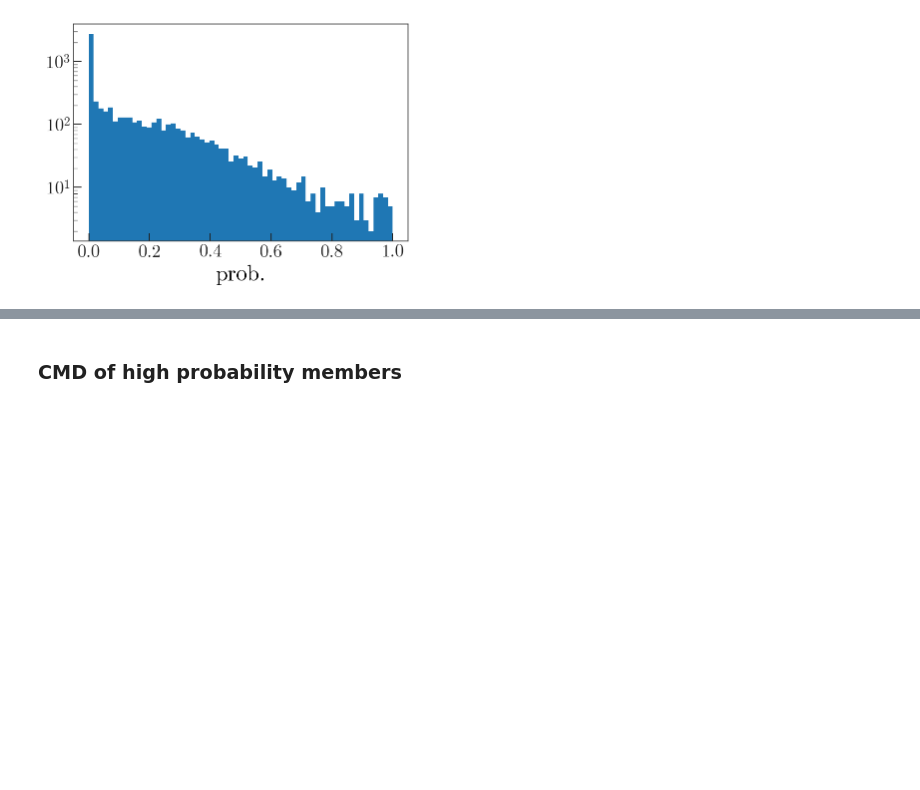
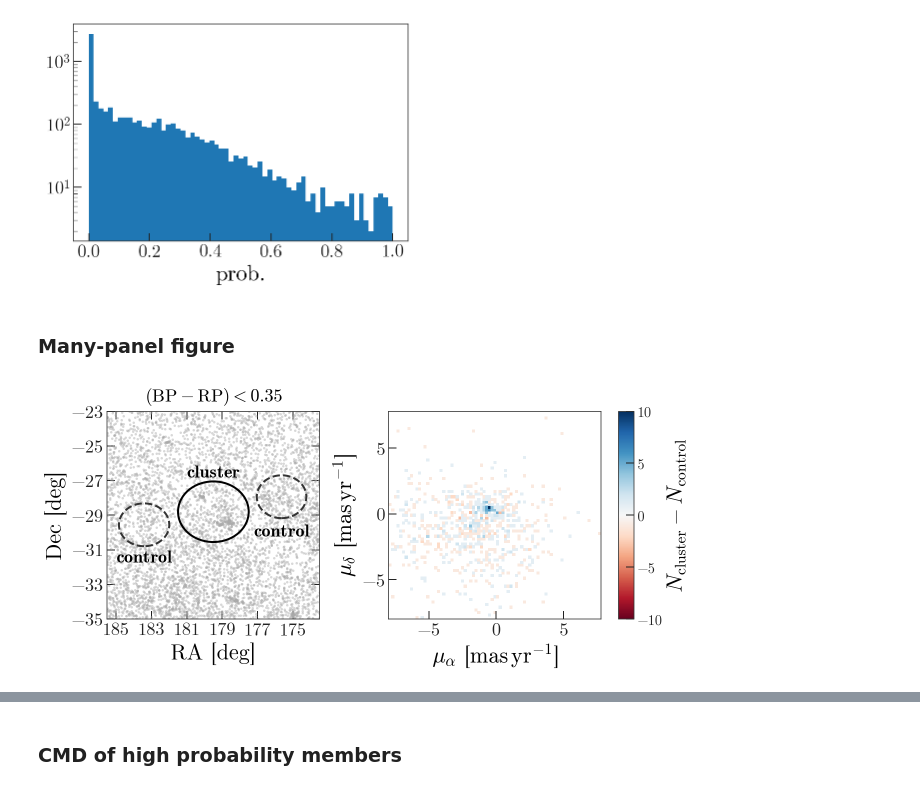
Before and after one commit to adrn/dr2-lmc-cluster, a Jupyter notebook: notebooks/3-proper-motion-membership.ipynb, the cells around one changed output, grey strips where cells are left out. Drawn from its saved outputs; the diff is of its cells as text; code cells hidden in the pictures; blank space fills up the shorter version.

```diff
--- a/notebooks/3-proper-motion-membership.ipynb
+++ b/notebooks/3-proper-motion-membership.ipynb
@@ -328,7 +332,7 @@ all_X.shape
 # %% [output]
 (5983, 2)
 # %%
-if 'pm_prob' not in orig_g.data.colnames or True:
+if 'pm_prob' not in orig_g.data.colnames:
     chain = sampler.chain[::2, ::4]
 
     norm = 0.0
@@ -358,3 +362,5 @@ Text(0.5,0,'prob.')
 map_sample = sampler.flatchain[sampler.flatlnprobability.argmax()]
 map_mu = map_sample[:2]
 map_V = np.eye(2) * np.exp(map_sample[2])**2
+# %% [markdown]
+### Many-panel figure
@@ -360,0 +375,74 @@ map_V = np.eye(2) * np.exp(map_sample[2])**2
+# %%
+fig, axes = plt.subplots(1, 2, figsize=(9, 4),
+                         constrained_layout=True)
+
+style = dict(marker='.', ls='none', mew=0)
+
+# plot blue-selected stars
+ax = axes[0]
+
+ra = orig_g.ra[bprp_mask]
+dec = orig_g.dec[bprp_mask]
+ax.plot(ra, dec, alpha=0.45, color='#aaaaaa', **style)
+
+ax.set_xlim(179.5+6, 179.5-6)
+ax.set_ylim(-29-6, -29+6)
+
+ax.set_xlabel('RA [deg]')
+ax.set_ylabel('Dec [deg]')
+
+ax.xaxis.set_ticks_position('both')
+ax.yaxis.set_ticks_position('both')
+
+ax.set_xticks(np.arange(175, 185+1e-3, 2))
+ax.set_yticks(np.arange(-35, -23+1e-3, 2))
+
+ax.add_patch(Ellipse((cluster_c.ra.degree, cluster_c.dec.degree),
+                       width=2*cluster_rad/np.cos(cluster_c.dec),
+                       height=2*cluster_rad,
+                       facecolor='none', edgecolor='k',
+                       zorder=100, linewidth=2))
+
+for i, seed in enumerate(seed_locs[::-1]):
+    ax.add_patch(Ellipse((seed.icrs.ra.degree, seed.icrs.dec.degree),
+                           width=2*control_rad / np.cos(seed.icrs.dec),
+                           height=2*control_rad,
+                           facecolor='none', edgecolor='#333333',
+                           zorder=100, linewidth=2, linestyle='--'))
+
+    ax.text(seed.icrs.ra.degree, -31. + i*1.5, r'${\bf control}$',
+            ha='center', va='top', fontsize=18)
+
+ax.set_title(r'$({\rm BP} - {\rm RP}) < 0.35$', pad=10, fontsize=18)
+
+ax.text(cluster_c.ra.degree, -27, r'${\bf cluster}$',
+        ha='center', va='bottom', fontsize=18)
+
+# plot proper motions
+ax = axes[1]
+
+H_co, xe, ye = np.histogram2d(orig_g.pmra[bprp_mask][control_mask],
+                              orig_g.pmdec[bprp_mask][control_mask],
+                              bins=np.arange(-8, 8, 0.2))
+H_cl, xe, ye = np.histogram2d(orig_g.pmra[bprp_mask][cluster_mask],
+                              orig_g.pmdec[bprp_mask][cluster_mask],
+                              bins=np.arange(-8, 8, 0.2))
+
+ax.set_xlabel(r'$\mu_\alpha$ [{:latex_inline}]'.format(u.mas/u.yr))
+ax.set_ylabel(r'$\mu_\delta$ [{:latex_inline}]'.format(u.mas/u.yr))
+
+H = H_cl - H_co
+H[H == 0] = np.nan
+im = ax.pcolormesh(xe, ye, H.T,
+                   cmap='RdBu',
+                   vmin=-10, vmax=10,
+                   rasterized=True)
+
+cb = fig.colorbar(im, ax=axes, aspect=30)
+cb.set_label(r'$N_{\rm cluster} - N_{\rm control}$')
+cb.set_ticks(np.arange(-10, 10+1e-3, 5))
+cb.ax.tick_params(labelsize=14)
+
+fig.savefig(fig_path / 'pm-model.pdf', dpi=250)
+# %% [output]
+[figure, added]
```
Also changed, not shown: parts of 23 cells of this notebook, 6 other files.
